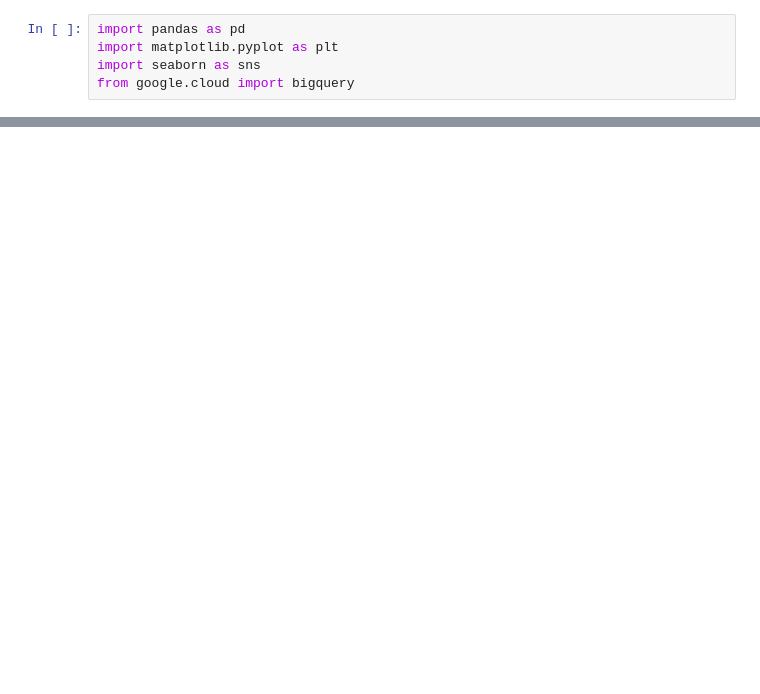
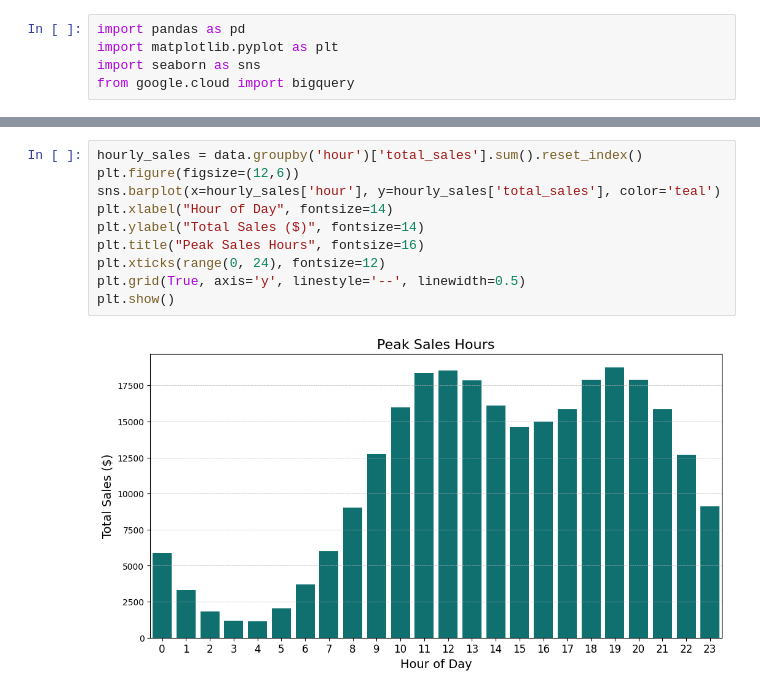
Before and after one commit to Siddharth-14/Loblaw-Data-Science, a Jupyter notebook: notebooks/insights.ipynb, the cells around one changed output, grey strips where cells are left out. Saved outputs shown, nothing was run; the diff lists cells and outputs as text; blank space fills up the shorter version.

```diff
--- a/notebooks/insights.ipynb
+++ b/notebooks/insights.ipynb
@@ -81,0 +39,12 @@ print("3. Top 5 products contribute ~50% of revenue. Prioritize inventory and pr
+# %%
+hourly_sales = data.groupby('hour')['total_sales'].sum().reset_index()
+plt.figure(figsize=(12,6))
+sns.barplot(x=hourly_sales['hour'], y=hourly_sales['total_sales'], color='teal')
+plt.xlabel("Hour of Day", fontsize=14)
+plt.ylabel("Total Sales ($)", fontsize=14)
+plt.title("Peak Sales Hours", fontsize=16)
+plt.xticks(range(0, 24), fontsize=12)
+plt.grid(True, axis='y', linestyle='--', linewidth=0.5)
+plt.show()
+# %% [output]
+[figure, added]
```
Also changed, not shown: parts of 6 cells of this notebook, 12 other files.
